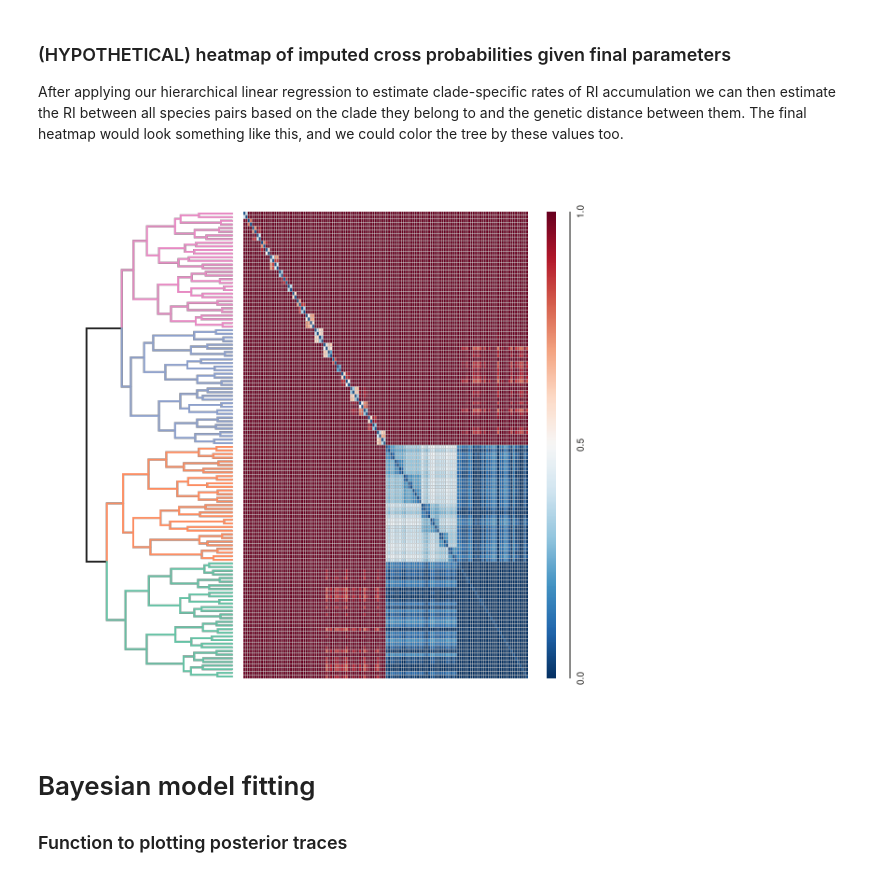
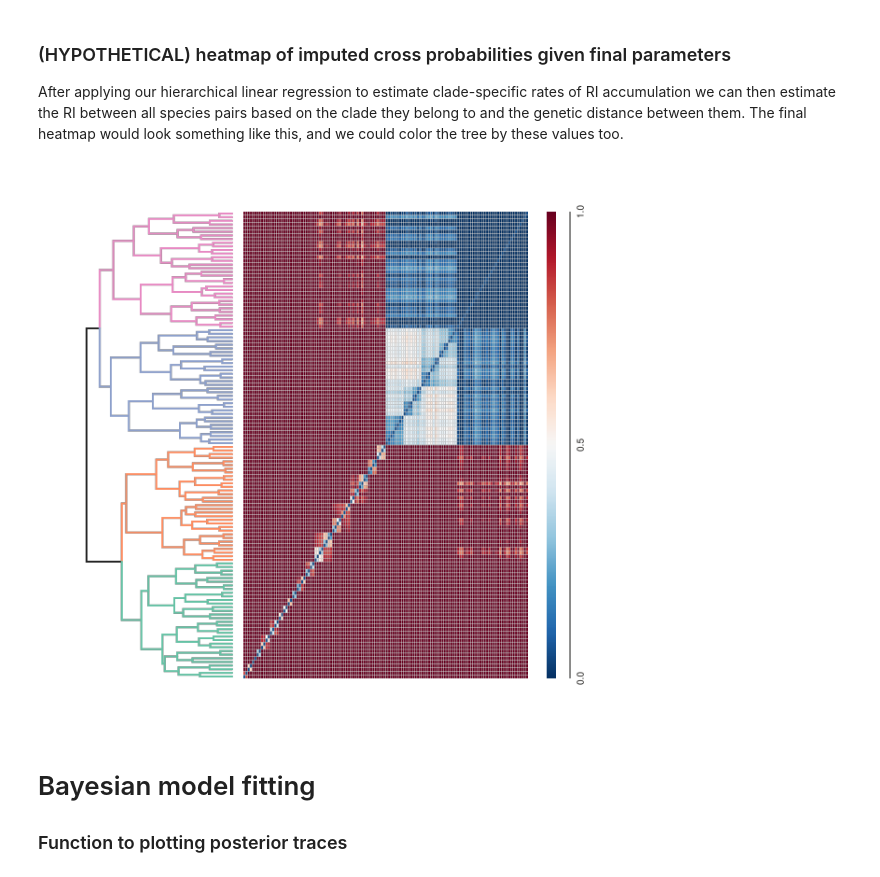
Before and after one commit to eaton-lab/oaks-thesis, a Jupyter notebook: notebooks/DE-phylo-example.ipynb, the cells around one changed output. Saved outputs shown, nothing was run; the diff lists cells and outputs as text; code cells hidden in the pictures.

Commit message:
heatmap figure transposed; now correct

```diff
--- a/notebooks/DE-phylo-example.ipynb
+++ b/notebooks/DE-phylo-example.ipynb
@@ -297,7 +297,7 @@ for ridx in range(128):
 
         # if not in dataset then color it grey
         else:
-            ax1.cells.cell[ridx, cidx].style = {
+            ax1.cells.cell[128 - ridx - 1, cidx].style = {
                 "fill": "lightgrey", "stroke": "none"
             }
 
@@ -339,35 +337,35 @@ maxdist = max([
     get_dist(TREE, i, j) / 2. for (i, j) in itertools.product(range(128), range(128))
 ])
 
 # add heatmap
 ax1 = canvas.table(rows=128, columns=128, bounds=(220, 525, 50, 550), margin=20)
 for t0 in TREE.get_tip_labels():
     for t1 in TREE.get_tip_labels():
 
         # generate error
         ridx = name2nidx[t0]
         cidx = name2nidx[t1]
         dist = (get_dist(TREE, ridx, cidx) / 2.) / maxdist
 
         # get RI
         spp_effects = SPECIES_DATA.at[ridx, "𝜓_x"] + SPECIES_DATA.at[cidx, "𝜓_x"]
         ri = 𝛼_mean + (𝛽_mean + spp_effects) * dist
 
         # normalize -- cannot be >1 or <0
         col = cmap.color(ri)
-        ax1.cells.cell[ridx, cidx].style = {
+        ax1.cells.cell[128 - ridx - 1, cidx].style = {
             "fill": col, "stroke": "none"
         }
 
 # dividers
 ax1.body.gaps.columns[...] = 0.5
 ax1.body.gaps.rows[...] = 0.5
 
 # add a colorbar
 numberline = canvas.numberline(550, 550, 550, 50)
 numberline.colormap(cmap, style={"stroke-width":5})
 # %% [output]
-[figure, old version]
+[figure, new version]
 # %% [markdown]
 # Bayesian model fitting
 
```
Also changed, not shown: parts of 3 cells of this notebook.
